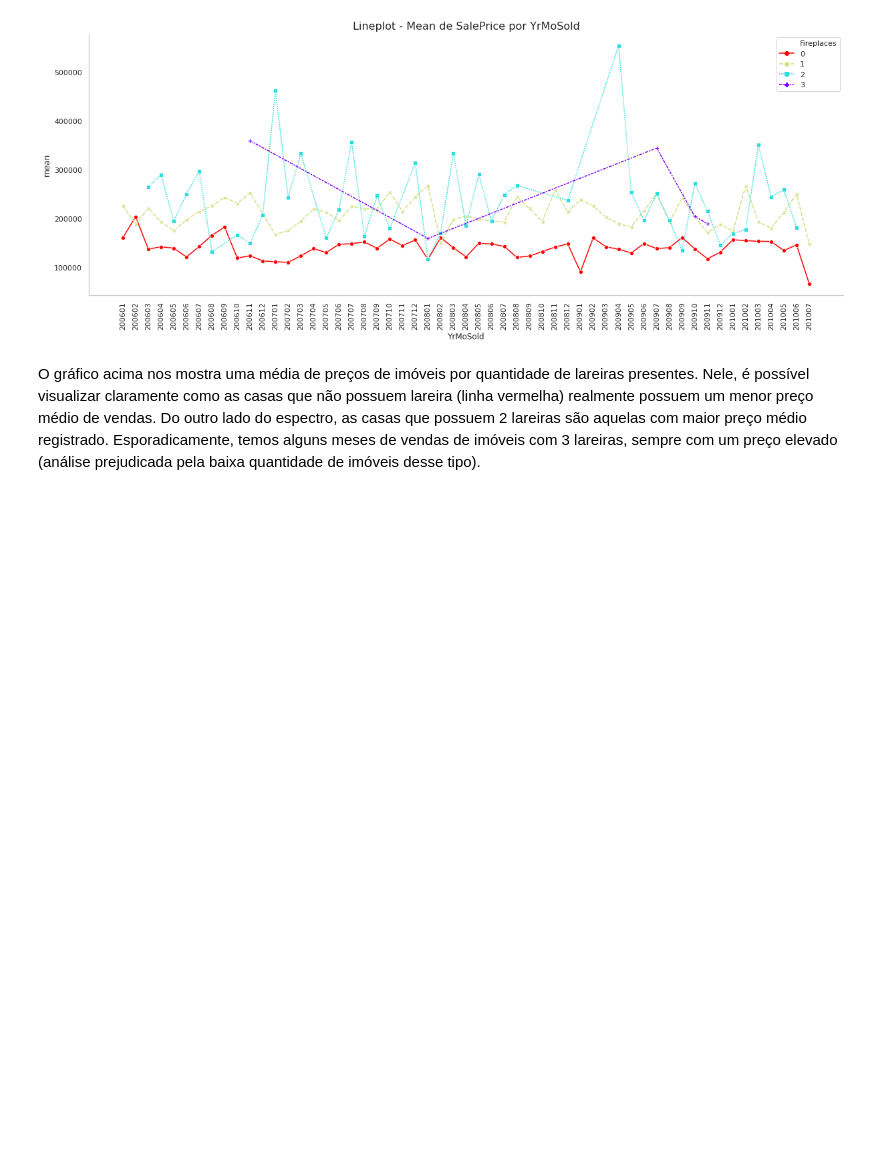
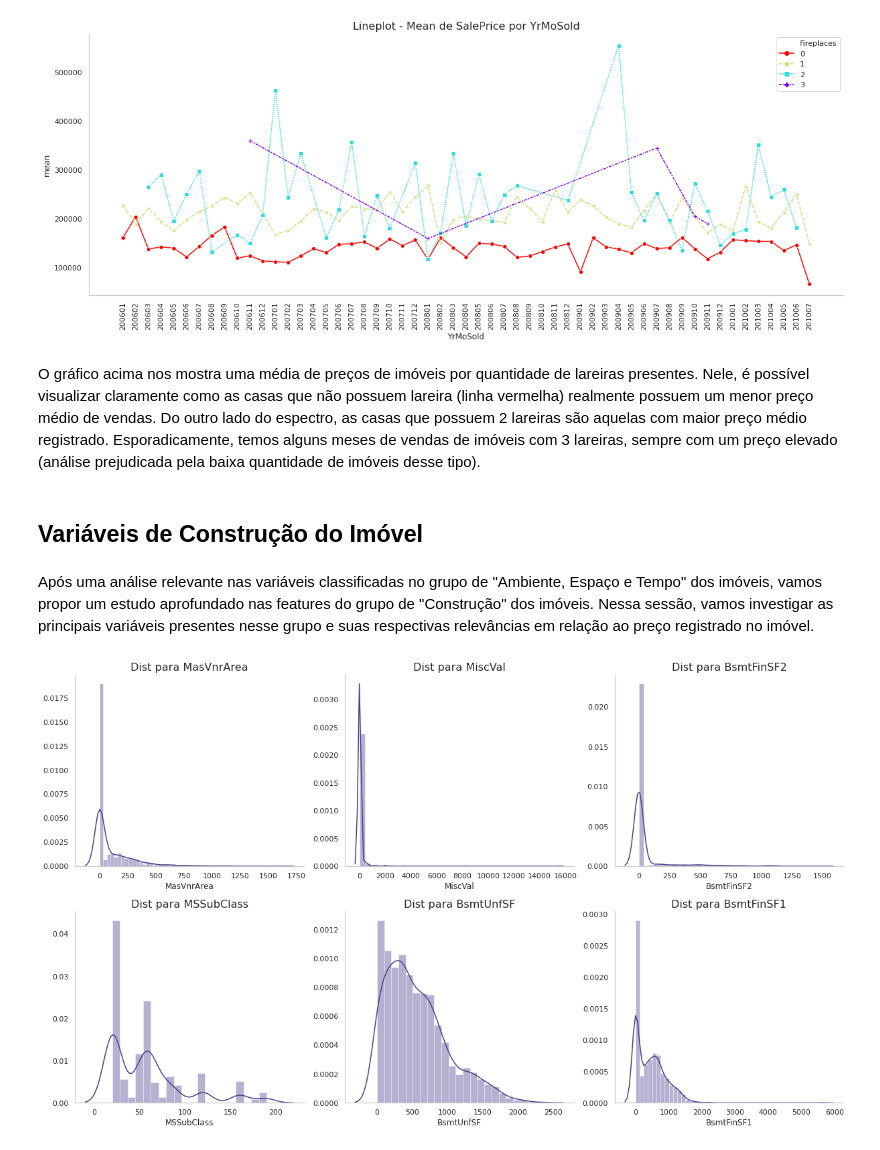
Before and after one commit to ThiagoPanini/pycomp, a Jupyter notebook: examples/housing-prices/Prevendo Preços de Imóveis.ipynb, the cells around one changed output. Drawn from its saved outputs; the diff is of its cells as text; code cells hidden in the pictures; blank space fills up the shorter version.

```diff
--- a/examples/housing-prices/Prevendo Preços de Imóveis.ipynb
+++ b/examples/housing-prices/Prevendo Preços de Imóveis.ipynb
@@ -483,3 +344,34 @@ plot_evolutionplot(df=df, x='YrMoSold', y='SalePrice', hue='Fireplaces', agg_typ
 [figure]
 # %% [markdown]
 O gráfico acima nos mostra uma média de preços de imóveis por quantidade de lareiras presentes. Nele, é possível visualizar claramente como as casas que não possuem lareira (linha vermelha) realmente possuem um menor preço médio de vendas. Do outro lado do espectro, as casas que possuem 2 lareiras são aquelas com maior preço médio registrado. Esporadicamente, temos alguns meses de vendas de imóveis com 3 lareiras, sempre com um preço elevado (análise prejudicada pela baixa quantidade de imóveis desse tipo).
+# %% [markdown]
+## Variáveis de Construção do Imóvel
+# %% [markdown]
+Após uma análise relevante nas variáveis classificadas no grupo de "Ambiente, Espaço e Tempo" dos imóveis, vamos propor um estudo aprofundado nas features do grupo de "Construção" dos imóveis. Nessa sessão, vamos investigar as principais variáveis presentes nesse grupo e suas respectivas relevâncias em relação ao preço registrado no imóvel.
+# %%
+# Separando variáveis de construção
+building_cols = ['MSSubClass', 'Street', 'Alley', 'LotShape', 'LandContour', 'Utilities', 'LotConfig',
+                 'LandSlope', 'BldgType', 'HouseStyle', 'OverallQual', 'OverallCond', 'YearBuilt',
+                 'YearRemodAdd', 'RoofStyle', 'RoodMatl', 'Exterior1st', 'Exterior2nd', 'MasVnrType',
+                 'MasVnrArea', 'ExterQual', 'ExterCond', 'Foundation', 'BsmtCond', 'BsmtExposure',
+                 'BsmtFinType1', 'BsmtFinSF1', 'BsmtFinType2', 'BsmtFinSF2', 'BsmtUnfSF', 'Heating',
+                 'HeatingQC', 'CentralAir', 'Electrical', 'KitchenQual', 'Functional', 'FireplaceQu',
+                 'GarageYrBlt', 'GarageFinish', 'GarageQual', 'GarageCond', 'PavedDrive', 'PoolQC',
+                 'Fence', 'MiscFeature', 'MiscVal']
+
+# Variáveis numéricas de construção com significado contínuo
+num_building_cols = ['MasVnrArea', 'MiscVal', 'BsmtFinSF2', 'MSSubClass', 'BsmtUnfSF', 'BsmtFinSF1']
+
+# Variáveis numéricas de construção com significado discreto
+cat_building_cols = ['PoolQC', 'MiscFeature', 'Alley', 'Fence', 'FireplaceQu', 'GarageCond', 'GarageFinish',
+                  'GarageQual', 'BsmtFinType2', 'BsmtExposure', 'BsmtCond', 'BsmtFinType1', 'MasVnrType',
+                  'Electrical', 'Functional', 'KitchenQual', 'PavedDrive', 'HeatingQC', 'LandSlope',
+                  'HouseStyle', 'BldgType', 'LotConfig', 'Utilities', 'LandContour', 'LotShape',
+                  'Street', 'CentralAir', 'Heating', 'RoofStyle', 'Foundation', 'ExterCond', 'ExterQual',
+                  'Exterior2nd', 'Exterior1st', 'OverallQual', 'OverallCond', 'YearRemodAdd',
+                  'GarageYrBlt', 'YearBuilt']
+
+# Plotando distribuição das variáveis contínuas de construção
+plot_multiple_distplots(df=df, col_list=num_building_cols, kind='dist')
+# %% [output]
+[figure, added]
```
Also changed, not shown: parts of 54 cells of this notebook, 3 other files.
